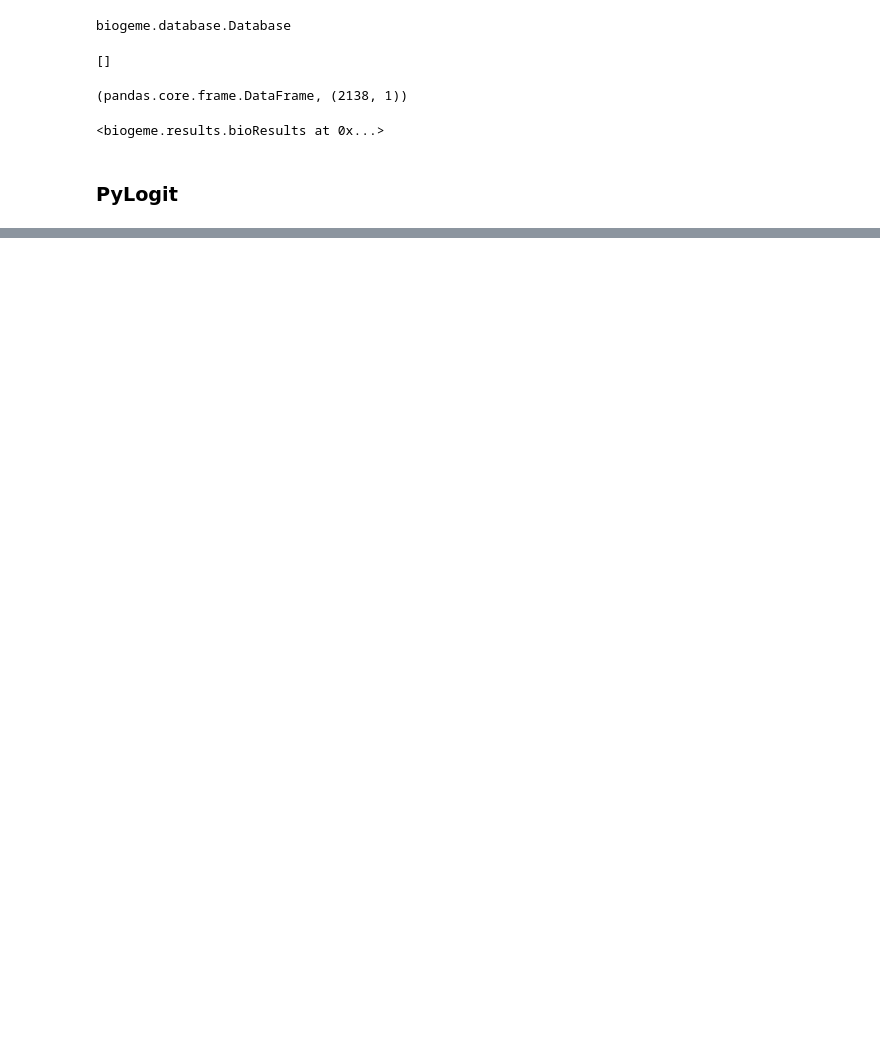
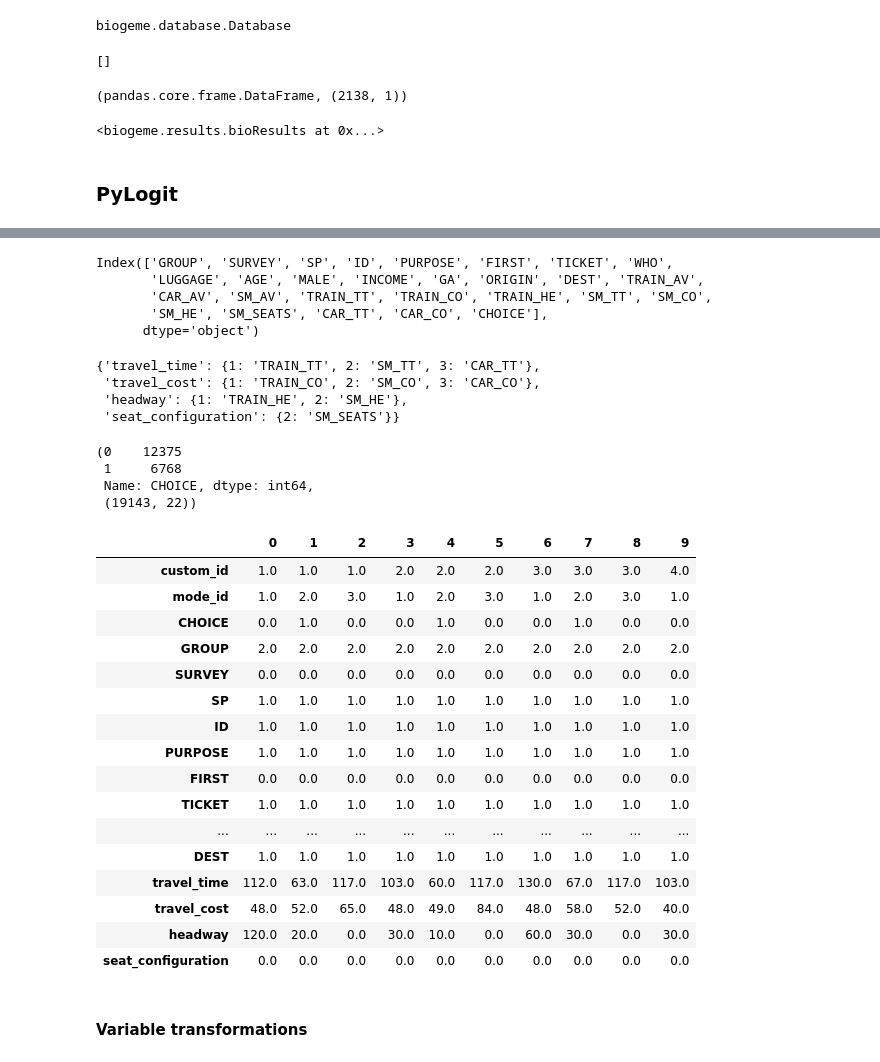
Before and after one commit to danhphan/choicenet, a Jupyter notebook: 02_MNL_swissmetro.ipynb, the cells around one changed output, grey strips where cells are left out. Saved outputs shown, nothing was run; the diff lists cells and outputs as text; code cells hidden in the pictures; blank space fills up the shorter version.

```diff
--- a/02_MNL_swissmetro.ipynb
+++ b/02_MNL_swissmetro.ipynb
@@ -243,0 +356,79 @@ results
+# %%
+wide_sm.columns
+# %% [output]
+Index(['GROUP', 'SURVEY', 'SP', 'ID', 'PURPOSE', 'FIRST', 'TICKET', 'WHO',
+       'LUGGAGE', 'AGE', 'MALE', 'INCOME', 'GA', 'ORIGIN', 'DEST', 'TRAIN_AV',
+       'CAR_AV', 'SM_AV', 'TRAIN_TT', 'TRAIN_CO', 'TRAIN_HE', 'SM_TT', 'SM_CO',
+       'SM_HE', 'SM_SEATS', 'CAR_TT', 'CAR_CO', 'CHOICE'],
+      dtype='object')
+# %%
+# Select and group suitable type of varialbes
+# Create the list of individual specific variables
+ind_variables = wide_sm.columns.tolist()[:15]
+availability_variables = {1: 'TRAIN_AV',
+                          2: 'SM_AV',
+                          3: 'CAR_AV'}
+# Alternative variables
+alt_varying_variables = {u'travel_time': dict([(1, 'TRAIN_TT'),
+                                               (2, 'SM_TT'),
+                                               (3, 'CAR_TT')]),
+                         u'travel_cost': dict([(1, 'TRAIN_CO'),
+                                               (2, 'SM_CO'),
+                                               (3, 'CAR_CO')]),
+                         u'headway': dict([(1, 'TRAIN_HE'),
+                                           (2, 'SM_HE')]),
+                         u'seat_configuration': dict([(2,"SM_SEATS")])}
+alt_varying_variables
+# %% [output]
+{'travel_time': {1: 'TRAIN_TT', 2: 'SM_TT', 3: 'CAR_TT'},
+ 'travel_cost': {1: 'TRAIN_CO', 2: 'SM_CO', 3: 'CAR_CO'},
+ 'headway': {1: 'TRAIN_HE', 2: 'SM_HE'},
+ 'seat_configuration': {2: 'SM_SEATS'}}
+# %%
+# Define custom alternative ids
+custom_alt_id = "mode_id"
+# Create a custon id column
+obs_id_column = "custom_id"
+wide_sm[obs_id_column] = np.arange(wide_sm.shape[0], dtype=int) + 1
+# %%
+# Choice column
+choice_column = "CHOICE"
+# %%
+# Convert to long-format
+long_sm = pl.convert_wide_to_long(wide_sm,
+                                  ind_variables,
+                                  alt_varying_variables,
+                                  availability_variables,
+                                  obs_id_column,
+                                  choice_column,
+                                  new_alt_id_name=custom_alt_id
+                                  )
+# %%
+long_sm.CHOICE.value_counts(), long_sm.shape
+# %% [output]
+(0    12375
+ 1     6768
+ Name: CHOICE, dtype: int64,
+ (19143, 22))
+# %%
+long_sm.head(10).T
+# %% [output]
+|  | 0 | 1 | 2 | 3 | 4 | 5 | 6 | 7 | 8 | 9 |
+| custom_id | 1.0 | 1.0 | 1.0 | 2.0 | 2.0 | 2.0 | 3.0 | 3.0 | 3.0 | 4.0 |
+| mode_id | 1.0 | 2.0 | 3.0 | 1.0 | 2.0 | 3.0 | 1.0 | 2.0 | 3.0 | 1.0 |
+| CHOICE | 0.0 | 1.0 | 0.0 | 0.0 | 1.0 | 0.0 | 0.0 | 1.0 | 0.0 | 0.0 |
+| GROUP | 2.0 | 2.0 | 2.0 | 2.0 | 2.0 | 2.0 | 2.0 | 2.0 | 2.0 | 2.0 |
+| SURVEY | 0.0 | 0.0 | 0.0 | 0.0 | 0.0 | 0.0 | 0.0 | 0.0 | 0.0 | 0.0 |
+| SP | 1.0 | 1.0 | 1.0 | 1.0 | 1.0 | 1.0 | 1.0 | 1.0 | 1.0 | 1.0 |
+| ID | 1.0 | 1.0 | 1.0 | 1.0 | 1.0 | 1.0 | 1.0 | 1.0 | 1.0 | 1.0 |
+| PURPOSE | 1.0 | 1.0 | 1.0 | 1.0 | 1.0 | 1.0 | 1.0 | 1.0 | 1.0 | 1.0 |
+| FIRST | 0.0 | 0.0 | 0.0 | 0.0 | 0.0 | 0.0 | 0.0 | 0.0 | 0.0 | 0.0 |
+| TICKET | 1.0 | 1.0 | 1.0 | 1.0 | 1.0 | 1.0 | 1.0 | 1.0 | 1.0 | 1.0 |
+| ... | ... | ... | ... | ... | ... | ... | ... | ... | ... | ... |
+| DEST | 1.0 | 1.0 | 1.0 | 1.0 | 1.0 | 1.0 | 1.0 | 1.0 | 1.0 | 1.0 |
+| travel_time | 112.0 | 63.0 | 117.0 | 103.0 | 60.0 | 117.0 | 130.0 | 67.0 | 117.0 | 103.0 |
+| travel_cost | 48.0 | 52.0 | 65.0 | 48.0 | 49.0 | 84.0 | 48.0 | 58.0 | 52.0 | 40.0 |
+| headway | 120.0 | 20.0 | 0.0 | 30.0 | 10.0 | 0.0 | 60.0 | 30.0 | 0.0 | 30.0 |
+| seat_configuration | 0.0 | 0.0 | 0.0 | 0.0 | 0.0 | 0.0 | 0.0 | 0.0 | 0.0 | 0.0 |
+# %% [markdown]
+#### Variable transformations
```
Also changed, not shown: parts of 27 cells of this notebook, 19 other files.
